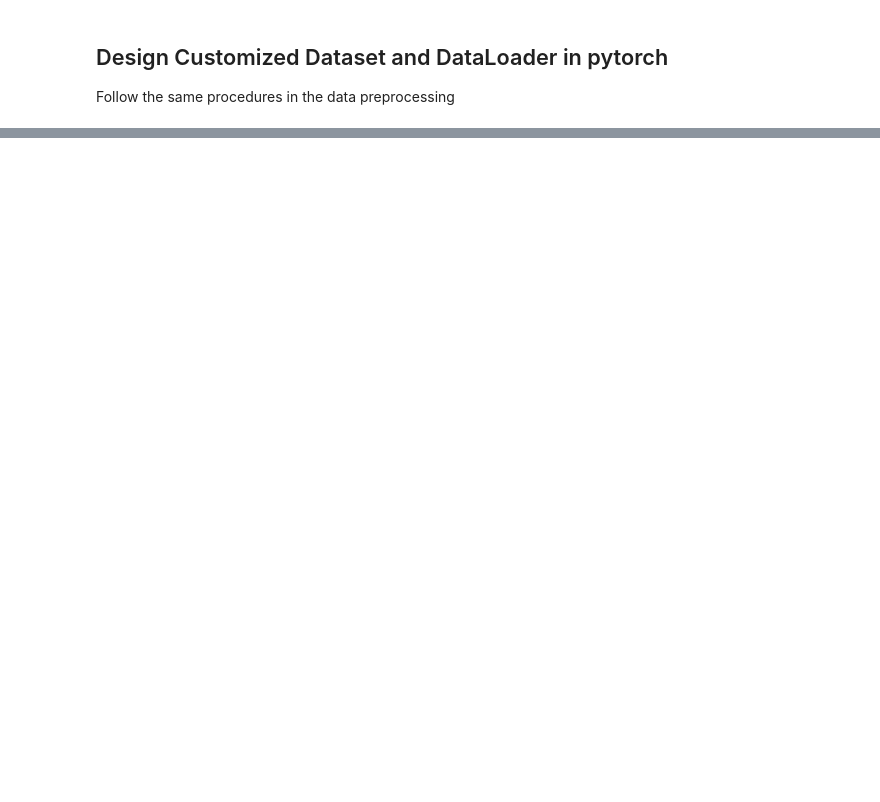
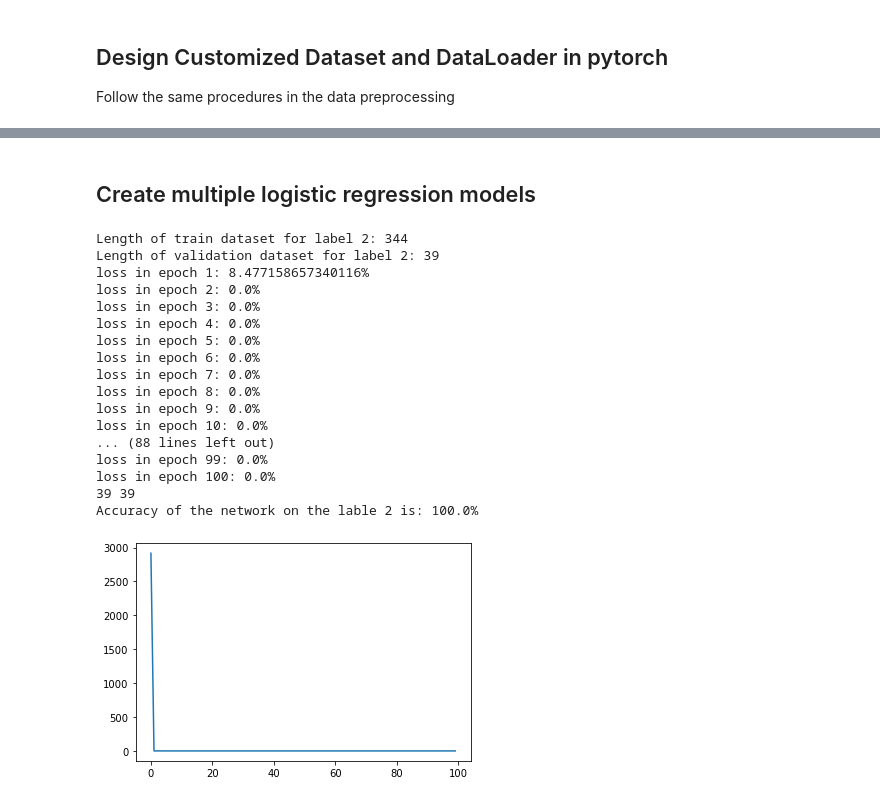
Before and after one commit to kevinaixyz/comp-bdc-project, a Jupyter notebook: main.ipynb, the cells around one changed output, grey strips where cells are left out. Saved outputs shown, nothing was run; the diff lists cells and outputs as text; code cells hidden in the pictures; blank space fills up the shorter version.

Commit message:
feat: refactor the dataset and dataloader

```diff
--- a/main.ipynb
+++ b/main.ipynb
@@ -120,6 +166,9 @@ array([ 8,  7,  2,  6,  5,  4, 10,  3,  9,  1])
 # %% [markdown]
 ## Design Customized Dataset and DataLoader in pytorch
 Follow the same procedures in the data preprocessing
+# %%
+# check device
+device = 'cuda' if torch.cuda.is_available() else 'cpu'
 # %%
 # define the customized Dataset
 class BankChurnersDataset(torch.utils.data.Dataset):
@@ -269,6 +374,9 @@ total_pred = {l:0 for l in range(10)}
 with torch.no_grad():
     for data in valid_loader:
         inputs, labels = data
+        inputs = inputs.to(device)
+        labels = labels.to(device)
+
         outputs = model(inputs)
         _, predictions = torch.max(outputs, 1)
         # collect the correct predictions for each class
@@ -292,0 +417,16 @@ label 9 accuracy: 0.0%
+# %% [markdown]
+## Create multiple logistic regression models
+# %%
+# define the logistic model
+class SingleBCM(nn.Module):
+    def __init__(self):
+        super().__init__()
+        self.fc1 = nn.Linear(10, 20)
+        self.fc2 = nn.Linear(20, 15)
+        self.fc3 = nn.Linear(15, 10)
+
+    def forward(self, x):
+        x = F.relu(self.fc1(x))
+        x = F.relu(self.fc2(x))
+        x = self.fc3(x)
+        return x
@@ -292,0 +474,49 @@ label 9 accuracy: 0.0%
+# %%
+model = SingleBCM()
+criterion = nn.CrossEntropyLoss()
+optimizer = torch.optim.SGD(model.parameters(), lr =learning_rate)
+
+for label in range(2,3):
+    dataset = BankChurnersDataset("dataset/BankChurners.csv", label)
+    total_size = len(dataset)
+    split_ratio = 0.9
+    # split the to train dataset and validation dataset
+    train_size = int(total_size*split_ratio)
+    train_dataset, valid_dataset = torch.utils.data.random_split(dataset, [train_size, (total_size-train_size)], generator=torch.Generator().manual_seed(42))
+
+    print("Length of train dataset for label {}: {}".format(label, len(train_dataset)))
+    print("Length of validation dataset for label {}: {}".format(label, len(valid_dataset)))
+
+    train_dataloader = torch.utils.data.DataLoader(train_dataset, batch_size=batch_size, shuffle=True)
+    valid_dataloader = torch.utils.data.DataLoader(valid_dataset, batch_size=batch_size, shuffle=True)
+
+    losses = train(train_dataloader, model, criterion, optimizer, 100)
+
+    plt.plot(losses.keys(), losses.values())
+    # save results
+    PATH = f"./bankchurn_model_{label}.pth"
+    torch.save(model.state_dict(), PATH)
+
+    # load the model
+    model = SingleBCM()
+    model.load_state_dict(torch.load(PATH))
+    valid(model, valid_dataloader)
+# %% [output]
+Length of train dataset for label 2: 344
+Length of validation dataset for label 2: 39
+loss in epoch 1: 8.477158657340116%
+loss in epoch 2: 0.0%
+loss in epoch 3: 0.0%
+loss in epoch 4: 0.0%
+loss in epoch 5: 0.0%
+loss in epoch 6: 0.0%
+loss in epoch 7: 0.0%
+loss in epoch 8: 0.0%
+loss in epoch 9: 0.0%
+loss in epoch 10: 0.0%
+... (88 lines left out)
+loss in epoch 99: 0.0%
+loss in epoch 100: 0.0%
+39 39
+Accuracy of the network on the lable 2 is: 100.0%
+[figure, added]
```
Also changed, not shown: parts of 40 cells of this notebook, 3 other files.
